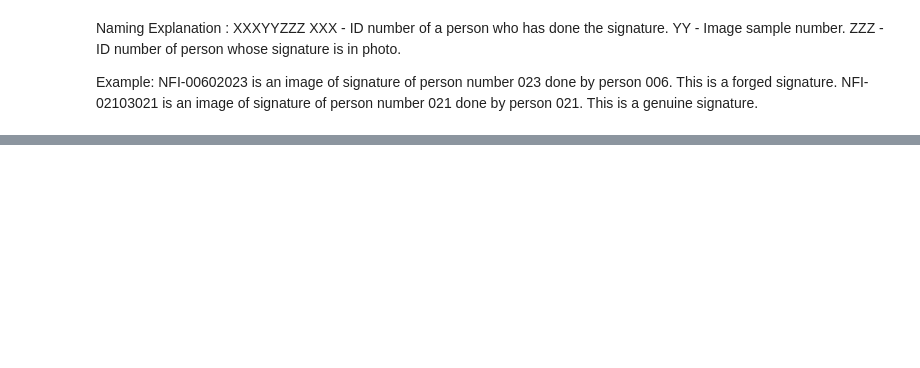
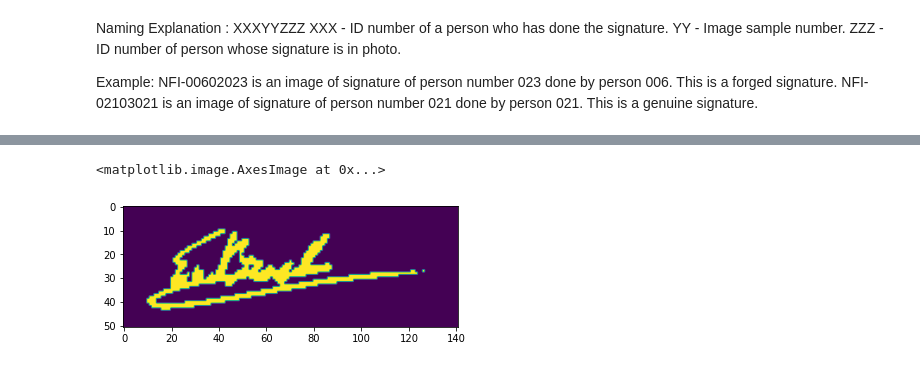
Before and after one commit to eugeneleo06/pcd-sign-recognition, a Jupyter notebook: main.ipynb, the cells around one changed output, grey strips where cells are left out. Cells and saved outputs as stored; diff of their text form; code cells hidden in the pictures; blank space fills up the shorter version.

```diff
--- a/main.ipynb
+++ b/main.ipynb
@@ -41,0 +55,6 @@ plt.imshow(gray_img, cmap="Greys_r")
+# %%
+binary_img = grayToBin(gray_img)
+plt.imshow(binary_img)
+# %% [output]
+<matplotlib.image.AxesImage at 0x...>
+[figure, added]
```
Also changed, not shown: parts of 4 cells of this notebook.
